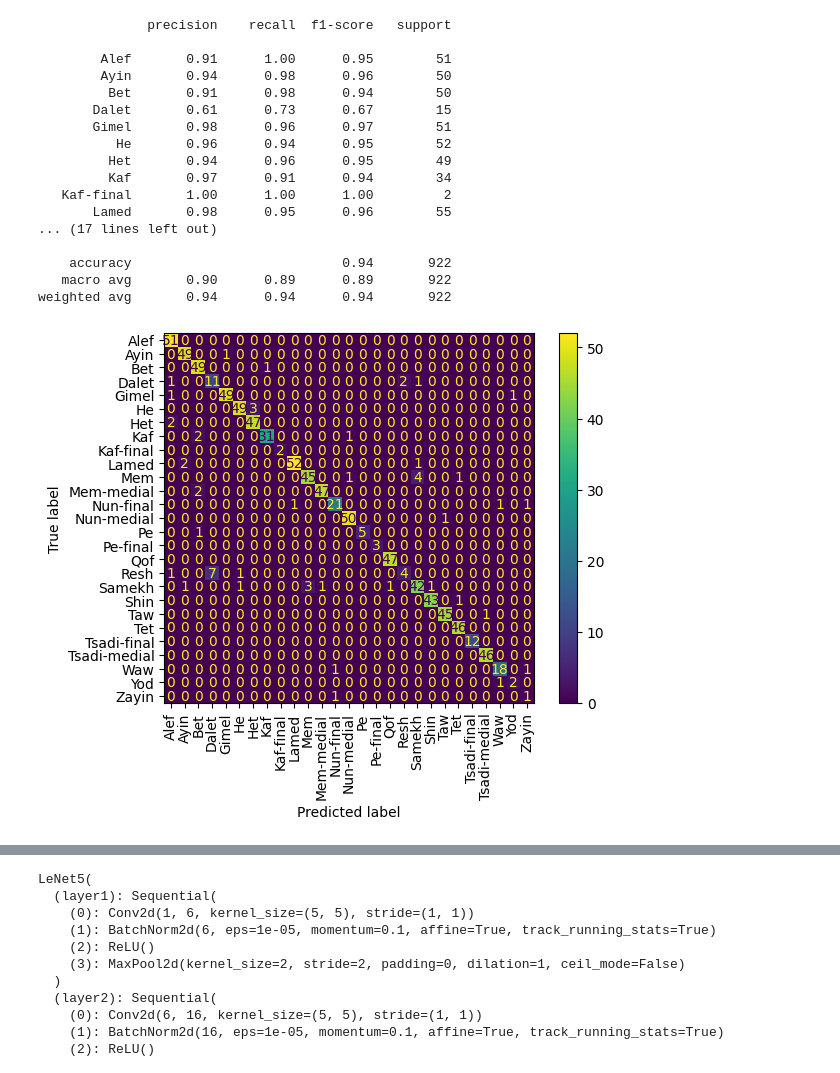
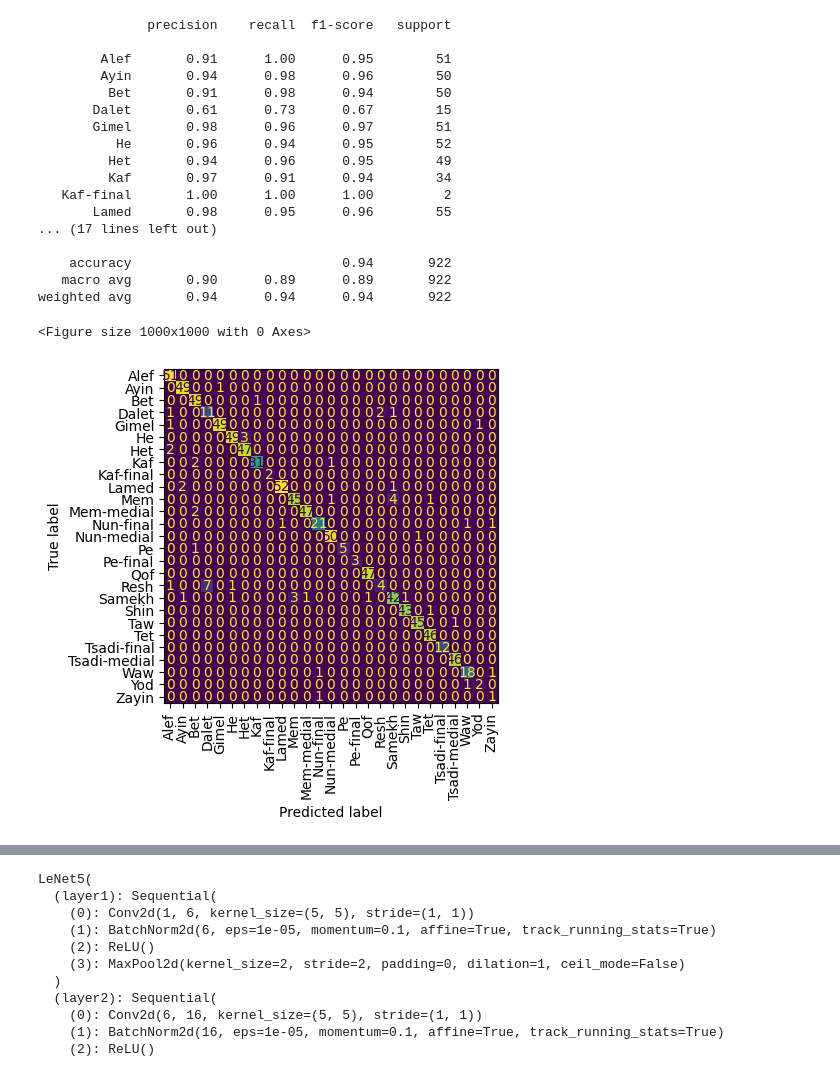
Before and after one commit to daniel-macrae/HandwritingRecognition-2023, a Jupyter notebook: task1_2/evaluate_classifier.ipynb, the cells around one changed output, grey strips where cells are left out. Drawn from its saved outputs; the diff is of its cells as text; code cells hidden in the pictures.

```diff
--- a/task1_2/evaluate_classifier.ipynb
+++ b/task1_2/evaluate_classifier.ipynb
@@ -72,32 +72,36 @@ def evaluate_model(model, testDataLoader, device, classes):
 
 
 # evaluate the model on the testing set (same set as the validation set)
 CM = evaluate_model(model,test_loader,device, classes=characterClasses)
 
 
 #print('    accuracy                           0.95       922\n              precision    recall  f1-score   support \n   macro avg       0.94      0.91      0.92       922\nweighted avg       0.95      0.95      0.95       922\n')
 disp = ConfusionMatrixDisplay(confusion_matrix=CM,
                               display_labels=test_set.characterClasses)
-disp.plot()
+plt.figure(figsize=(10,10))
+disp.plot(colorbar=False)
 
 plt.xticks(rotation=90)
+plt.tight_layout()
+plt.savefig('Plots/confusion_matrix.pdf', format='pdf')
 plt.show()
 # %% [output]
               precision    recall  f1-score   support
 
         Alef       0.91      1.00      0.95        51
         Ayin       0.94      0.98      0.96        50
          Bet       0.91      0.98      0.94        50
        Dalet       0.61      0.73      0.67        15
        Gimel       0.98      0.96      0.97        51
           He       0.96      0.94      0.95        52
          Het       0.94      0.96      0.95        49
          Kaf       0.97      0.91      0.94        34
    Kaf-final       1.00      1.00      1.00         2
        Lamed       0.98      0.95      0.96        55
 ... (17 lines left out)
 
     accuracy                           0.94       922
    macro avg       0.90      0.89      0.89       922
 weighted avg       0.94      0.94      0.94       922
+<Figure size 1000x1000 with 0 Axes>
-[figure, old version]
+[figure, new version]
```
Also changed, not shown: parts of 1 cell of this notebook, 39 other files.
